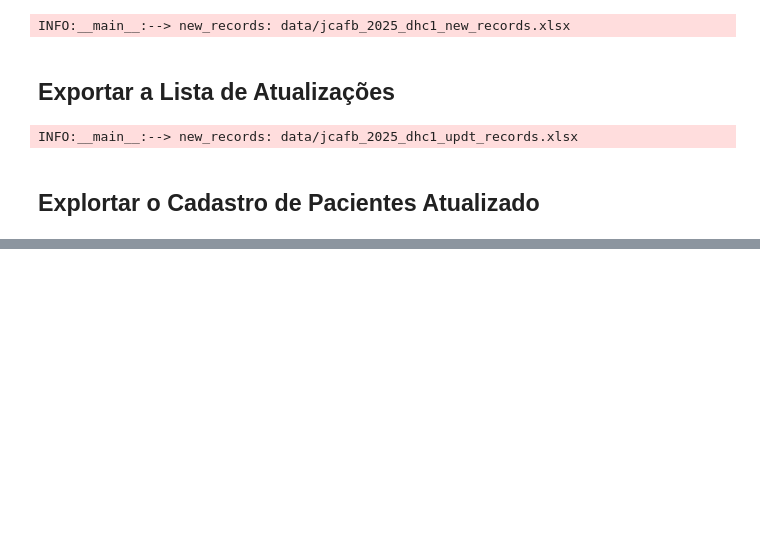
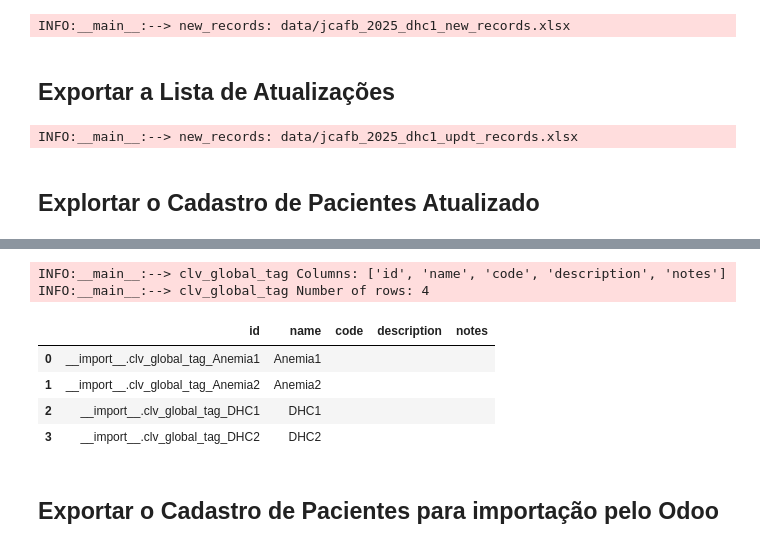
Before and after one commit to CLVsol/clvhealth_jcafb_2025_15, a Jupyter notebook: project/jcafb_2025_cadastro_pacientes_offline_dhc1.ipynb, the cells around one changed output, grey strips where cells are left out. Drawn from its saved outputs; the diff is of its cells as text; code cells hidden in the pictures; blank space fills up the shorter version.

Commit message:
[IMP] project/jcafb_2025_cadastro_pacientes_offline_dhc1.ipynb

```diff
--- a/project/jcafb_2025_cadastro_pacientes_offline_dhc1.ipynb
+++ b/project/jcafb_2025_cadastro_pacientes_offline_dhc1.ipynb
@@ -615,3 +584,24 @@ INFO:__main__:--> new_records: data/jcafb_2025_cadastro_pacientes_dhc1_updt.xlsx
+# %%
+clv_global_tag_path = 'data/jcafb_2025 _clv_global_tag.xlsx'
+clv_global_tag_sheet = 'clv_global_tag'
+
+xls_clv_global_tag = pd.ExcelFile(clv_global_tag_path)
+clv_global_tag = pd.read_excel(xls_clv_global_tag, sheet_name=clv_global_tag_sheet, na_filter=False)
+
+_logger.info(u'%s %s %s', '-->', 'clv_global_tag Columns:', clv_global_tag.columns.tolist())
+_logger.info(u'%s %s %s', '-->', 'clv_global_tag Number of rows:', len(clv_global_tag))
+
+clv_global_tag
+# %% [output]
+INFO:__main__:--> clv_global_tag Columns: ['id', 'name', 'code', 'description', 'notes']
+INFO:__main__:--> clv_global_tag Number of rows: 4
+|  | id | name | code | description | notes |
+| 0 | __import__.clv_global_tag_Anemia1 | Anemia1 |  |  |  |
+| 1 | __import__.clv_global_tag_Anemia2 | Anemia2 |  |  |  |
+| 2 | __import__.clv_global_tag_DHC1 | DHC1 |  |  |  |
+| 3 | __import__.clv_global_tag_DHC2 | DHC2 |  |  |  |
+# %% [markdown]
+## Exportar o Cadastro de Pacientes para importação pelo Odoo
 # %%
 # jcafb_cadastro_odoo_path = 'data/jcafb_cadastro_odoo.xlsx'
 # jcafb_cadastro_odoo_sheet = 'Sheet1'
```
Also changed, not shown: parts of 36 cells of this notebook.
